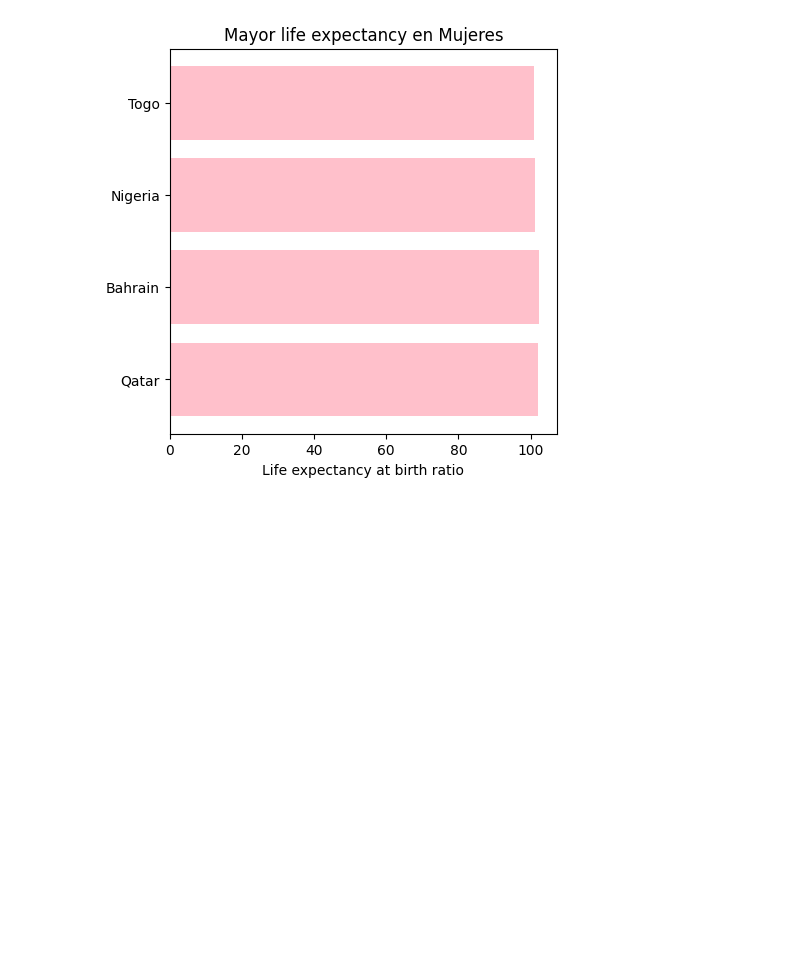
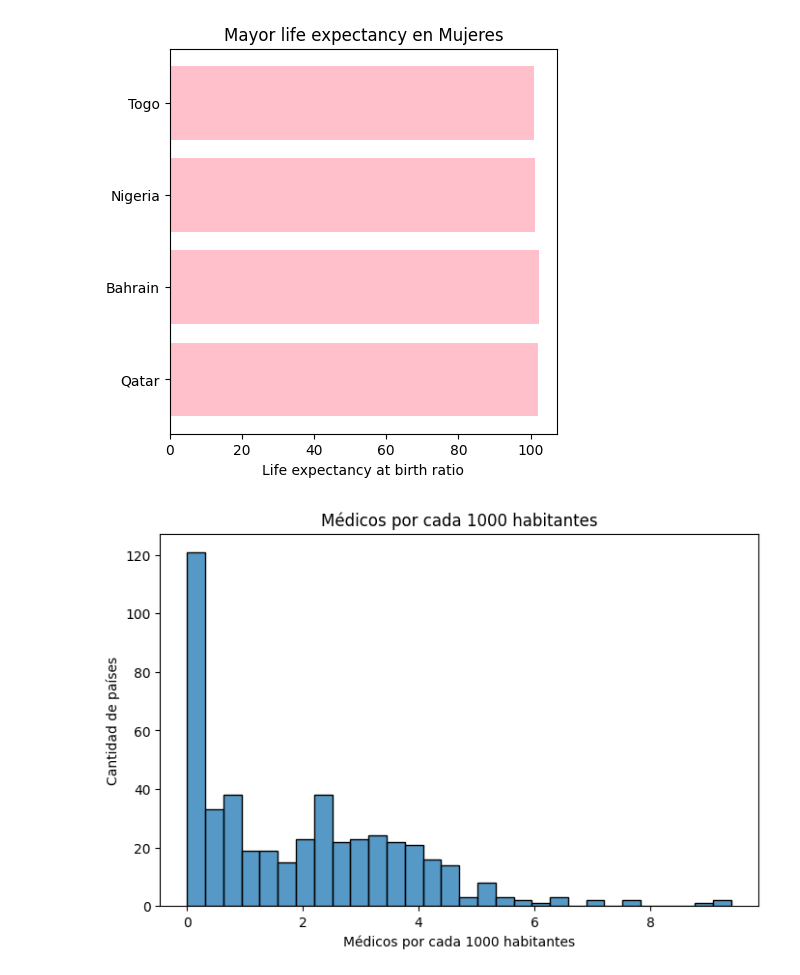
Before and after one commit to Kenji721/UN_data_Analysis, a Jupyter notebook: notebooks/3.EDA.ipynb, the cells around one changed output. Cells and saved outputs as stored; diff of their text form; code cells hidden in the pictures; blank space fills up the shorter version.

```diff
--- a/notebooks/3.EDA.ipynb
+++ b/notebooks/3.EDA.ipynb
@@ -115,7 +115,8 @@ cols_a_evaluar = [
     "Population age distribution - 60+ years (%)",
     "Life expectancy at birth - Female (years)",
     "Life expectancy at birth - Male (years)",
-    "Life expectancy at birth - Female/Life expectancy at birth - Male Ratio"
+    "Life expectancy at birth - Female/Life expectancy at birth - Male Ratio",
+    "Intentional homicide rate (per 100 000 pop.)"
 ]
 # %%
 df_analisis = df_social_indicators[cols_a_evaluar]
@@ -140,3 +141,28 @@ Table size (696, 19)
 2                                         104.791345
 3                                         105.504587
 4                                         106.498674
+# %%
+cols_simplificados = [
+    "Country",
+    "Year",
+    "FertilityRate",
+    "Health_ExpenditureGDP",
+    "Physicians_per1000",
+    "Under5_Mortality",
+    "UrbanPop_Perc",
+    "Edu_ExpenditureGDP",
+    "PrimaryEnroll_F",
+    "PrimaryEnroll_M",
+    "UpperSecEnroll_F",
+    "UpperSecEnroll_M",
+    "LowerSecEnroll_F",
+    "LowerSecEnroll_M",
+    "Pop_0_14_Perc",
+    "Pop_60plus_Perc",
+    "LifeExp_F",
+    "LifeExp_M",
+    "LifeExp_FM_Ratio",
+    "HomicideRate"
+]
+rename_dict = dict(zip(cols_a_evaluar, cols_simplificados))
+df_analisis = df_analisis.rename(columns=rename_dict)
@@ -171,3 +237,12 @@ plt.gca().invert_yaxis()
 plt.show()
 # %% [output]
 [figure]
+# %%
+plt.figure(figsize=(8,5))
+sns.histplot(df_analisis['Physicians_per1000'], bins=30)
+plt.title("Distribución de Médicos por cada 1000 habitantes")
+plt.xlabel("Médicos por cada 1000 habitantes")
+plt.ylabel("Cantidad de países")
+plt.show()
+# %% [output]
+[figure, added]
```
Also changed, not shown: parts of 2 cells of this notebook.
